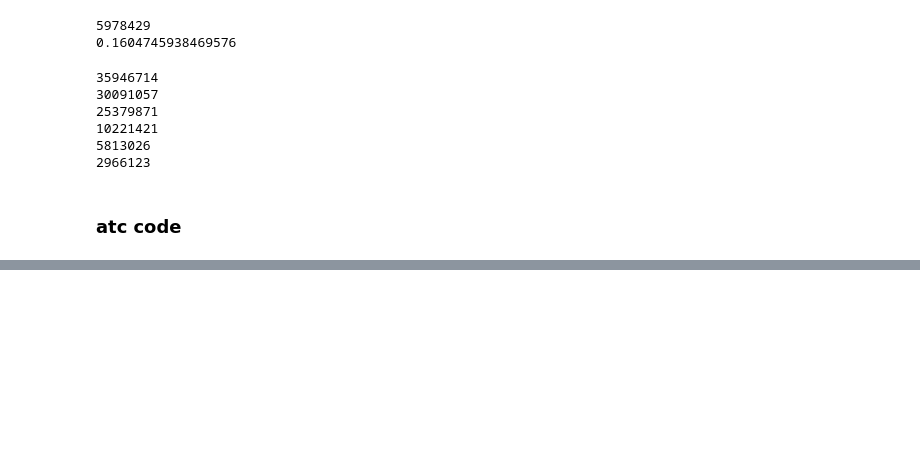
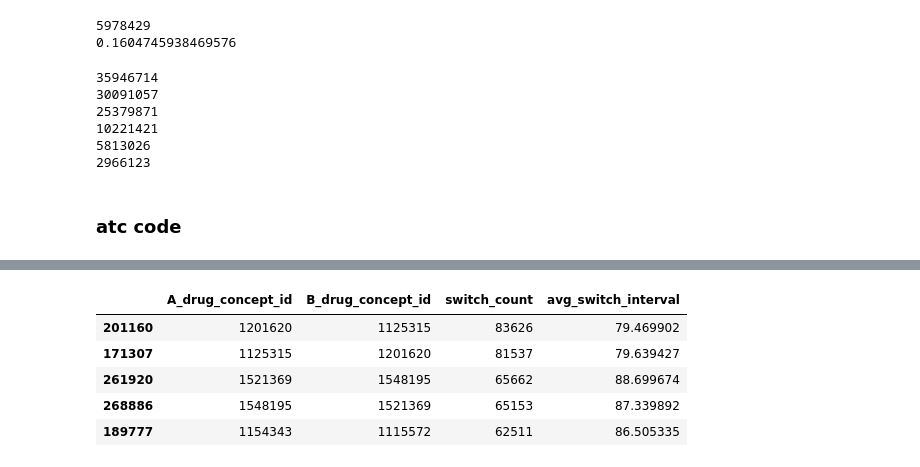
Before and after one commit to spicadust/Project_PerMed, a Jupyter notebook: notebooks/pattern/drug_switch_eda.ipynb, the cells around one changed output, grey strips where cells are left out. Drawn from its saved outputs; the diff is of its cells as text; code cells hidden in the pictures; blank space fills up the shorter version.

```diff
--- a/notebooks/pattern/drug_switch_eda.ipynb
+++ b/notebooks/pattern/drug_switch_eda.ipynb
@@ -336,0 +390,13 @@ create a dataframe with the tuple and the count. columns: (A_drug_concept_id, B_
+# %%
+# switch with different drug
+switch_diff_drug_freq = switch_freq[
+    switch_freq["A_drug_concept_id"] != switch_freq["B_drug_concept_id"]
+]
+switch_diff_drug_freq.head()
+# %% [output]
+|  | A_drug_concept_id | B_drug_concept_id | switch_count | avg_switch_interval |
+| 201160 | 1201620 | 1125315 | 83626 | 79.469902 |
+| 171307 | 1125315 | 1201620 | 81537 | 79.639427 |
+| 261920 | 1521369 | 1548195 | 65662 | 88.699674 |
+| 268886 | 1548195 | 1521369 | 65153 | 87.339892 |
+| 189777 | 1154343 | 1115572 | 62511 | 86.505335 |
```
Also changed, not shown: parts of 14 cells of this notebook.
